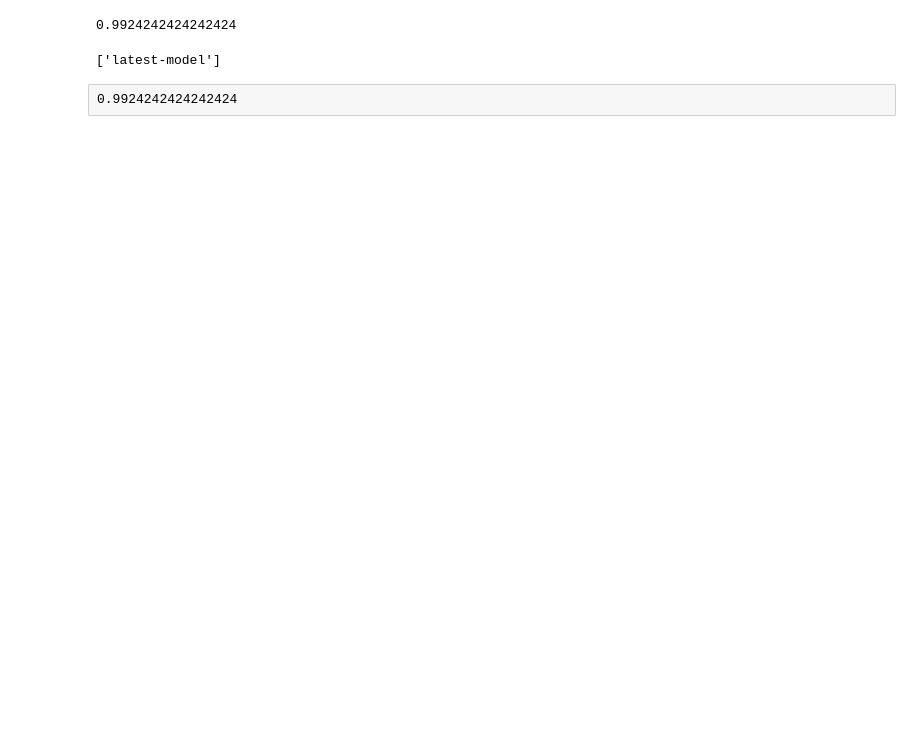
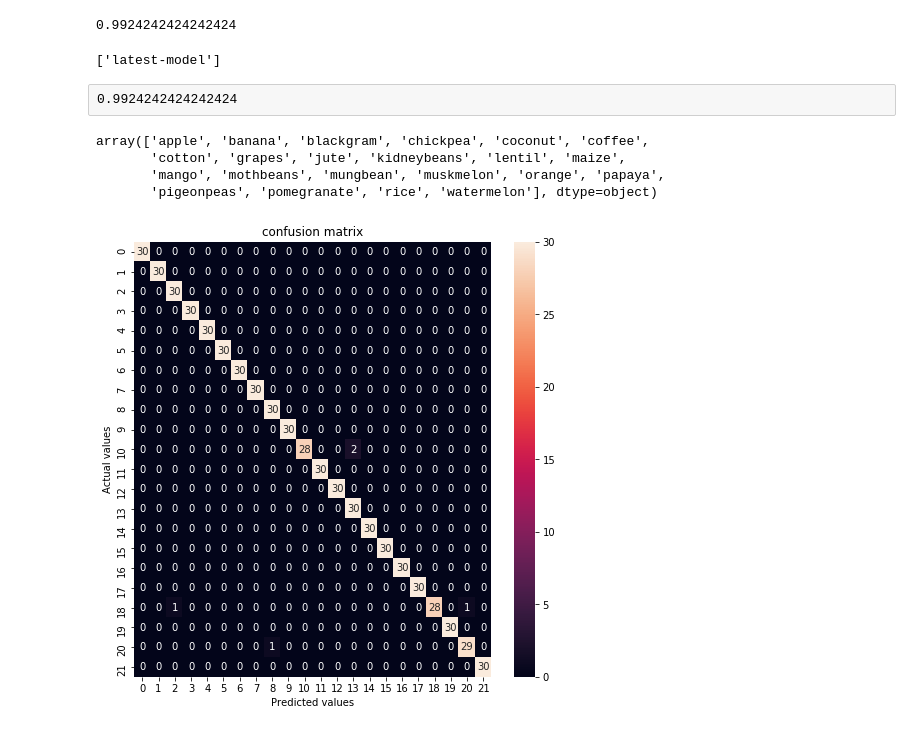
Before and after one commit to narada98/crop-recommendation, a Jupyter notebook: model_creation.ipynb, the cells around one changed output. Drawn from its saved outputs; the diff is of its cells as text; code cells hidden in the pictures; blank space fills up the shorter version.

```diff
--- a/model_creation.ipynb
+++ b/model_creation.ipynb
@@ -164,4 +170,4 @@ XGBClassifier(base_score=0.5, booster='gbtree', colsample_bylevel=1,
               tree_method='exact', use_label_encoder=True,
               validate_parameters=1, verbosity=None)
 # %%
-model1.predict(df_x_test)
+predictions = model1.predict(df_x_test)
@@ -186,3 +173,0 @@ array(['kidneybeans', 'mothbeans', 'blackgram', 'jute', 'jute',
-# %%
-predictions = model.predict(df_x_test)
-predictions
@@ -229,3 +190,20 @@ joblib.dump(model1,model_name)
 m1 = joblib.load(model_name)
 # %% [raw]
 0.9924242424242424
+# %%
+model1.classes_
+# %% [output]
+array(['apple', 'banana', 'blackgram', 'chickpea', 'coconut', 'coffee',
+       'cotton', 'grapes', 'jute', 'kidneybeans', 'lentil', 'maize',
+       'mango', 'mothbeans', 'mungbean', 'muskmelon', 'orange', 'papaya',
+       'pigeonpeas', 'pomegranate', 'rice', 'watermelon'], dtype=object)
+# %%
+cm = confusion_matrix(df_y_test,predictions,list(model1.classes_))
+plt.figure(figsize=(8,8))
+sns.heatmap(cm,annot = True)
+plt.title("confusion matrix")
+plt.ylabel('Actual values')
+plt.xlabel('Predicted values')
+plt.show()
+# %% [output]
+[figure, added]
```
Also changed, not shown: parts of 10 cells of this notebook, 3 other files.
